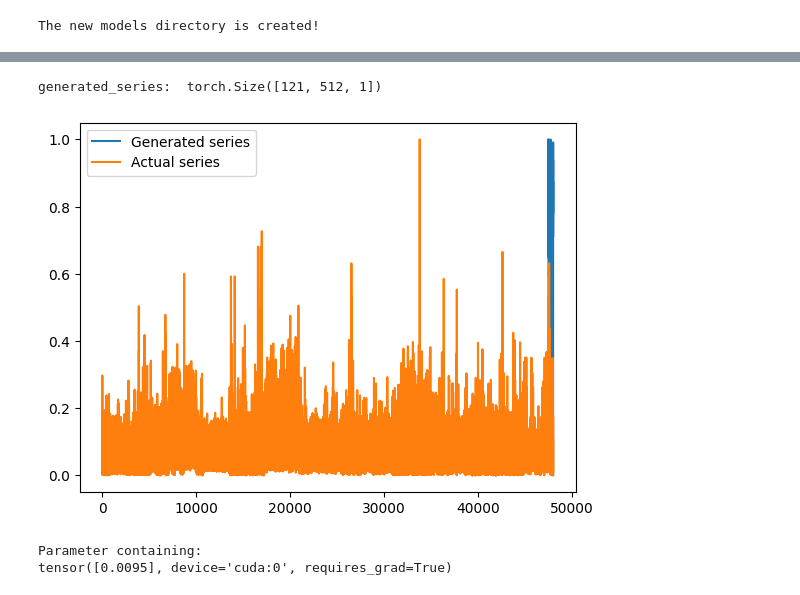
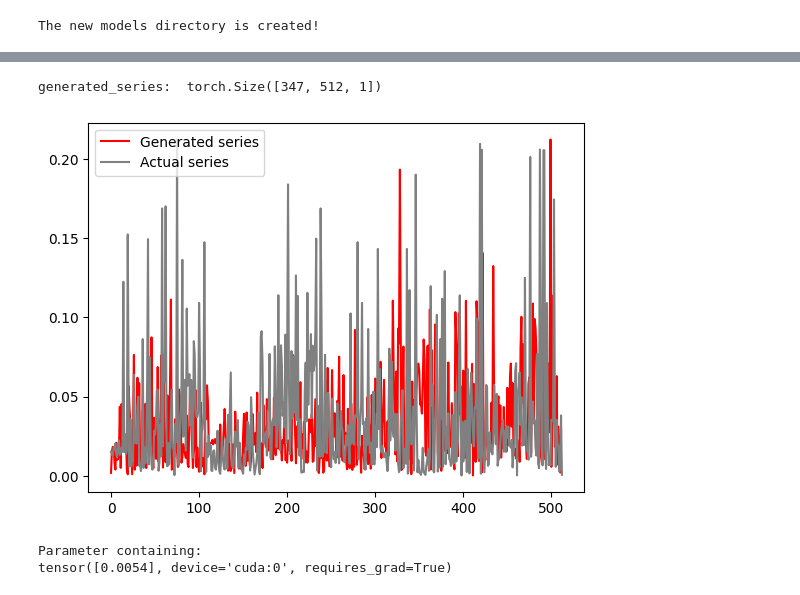
Before and after one commit to francomano/PSA-GAN, a Jupyter notebook: M4-train.ipynb, the cells around one changed output, grey strips where cells are left out. Cells and saved outputs as stored; diff of their text form; code cells hidden in the pictures.

Commit message:
fixed train and fixed scale

```diff
--- a/M4-train.ipynb
+++ b/M4-train.ipynb
@@ -96,7 +96,8 @@ num_features=trainX.size(2)+10
 discriminator_lr=0.0005
 generator_lr=0.0005
 num_epochs=10
-batch_size=121
+#batch_size=121
+batch_size=347
 criterion = nn.MSELoss()
 save = True
 gpu = True
@@ -129,6 +130,11 @@ for epoch in range(num_epochs):
         d_loss_min=1000000
         g_losses_temp=[]
         d_losses_temp=[]
+
+        if (epoch%timestamp==0 and epoch!=0):
+                activeG+=1
+                activeD=0
+
         for i, (X, Y) in enumerate((train_loader)):
             #print("i:",i)
             #print("X in (train_loader):",X.shape)
@@ -137,11 +143,10 @@ for epoch in range(num_epochs):
             X=X.to(device)
             Y=Y.to(device)
             # Generate fake data
-            if (epoch%timestamp==0 and epoch!=0):
-                activeG+=1
-                activeD-=1
+
             fake_data = G(X,(epoch/num_epochs),activeG)
             fake_label = torch.zeros(Y.size(0))
+
 
             # Train the discriminator
             Y=Y[:,:,:fake_data.size(2)]  #we use this to adapt real sequences length to fake sequences length
@@ -213,11 +217,3 @@ load=True
 if(load):
     G = torch.load(path+'/generator_model.pt')
     D = torch.load(path+'/discriminator_model.pt')
-# %%
-with torch.no_grad():
-
-    generated_series = G(trainX[:batch_size]) #substitue trainX with testX
-    generated_series=generated_series.permute(0,2,1)
-    print("generated_series: ",generated_series.shape)
-    generated_series = generated_series.to("cpu").detach().numpy()
-    #print("generated_series: ",generated_series.shape)
@@ -246,28 +220,32 @@ tensor([0.0096], device='cuda:0', requires_grad=True)
 # %%
+t = training_set[:41987]
 
-####################
 with torch.no_grad():
 
-    generated_series = G(trainX[len(trainX)-batch_size:]) #substitue trainX with testX
+
+    generated_series = G(trainX[len(trainX)-batch_size:],1,(G.step-1)) #substitue trainX with testX
     generated_series=generated_series.permute(0,2,1)
     print("generated_series: ",generated_series.shape)
     generated_series = generated_series.to("cpu").detach().numpy()
 
-#sc = MinMaxScaler((training_set[batch_size+seq_length:].min(axis=0),training_set[batch_size+seq_length:].max(axis=0)))
-#generated_series[batch_size-1] = sc.fit_transform(generated_series[batch_size-1])
-sc = MinMaxScaler()
+sc = MinMaxScaler((t[len(t)-seq_length-1:].min(axis=0),t[len(t)-seq_length-1:].max(axis=0)))
 generated_series[batch_size-1] = sc.fit_transform(generated_series[batch_size-1])
 
+
 plt.figure()
-plt.plot(range(len(training_set)-seq_length-1,len(training_set)-1),generated_series[batch_size-1], label='Generated series')
-plt.plot(training_set[:], label='Actual series')
+#plt.plot(range(len(t)-seq_length-1,len(t)-1), generated_series[batch_size-1], label='Generated series', color="red")
+#plt.plot(t[:], label='Actual series', color='grey')
+
+plt.plot(generated_series[batch_size-1], label='Generated series', color="red")
+plt.plot(t[len(t)-seq_length-1:], label='Actual series', color='grey')
+
 
 plt.legend()
 plt.show()
 
 print(G.main.attn.gamma)
 # %% [output]
-generated_series:  torch.Size([121, 512, 1])
+generated_series:  torch.Size([347, 512, 1])
-[figure, old version]
+[figure, new version]
 Parameter containing:
-tensor([0.0095], device='cuda:0', requires_grad=True)
+tensor([0.0054], device='cuda:0', requires_grad=True)
```
Also changed, not shown: parts of 4 cells of this notebook, 6 other files.
